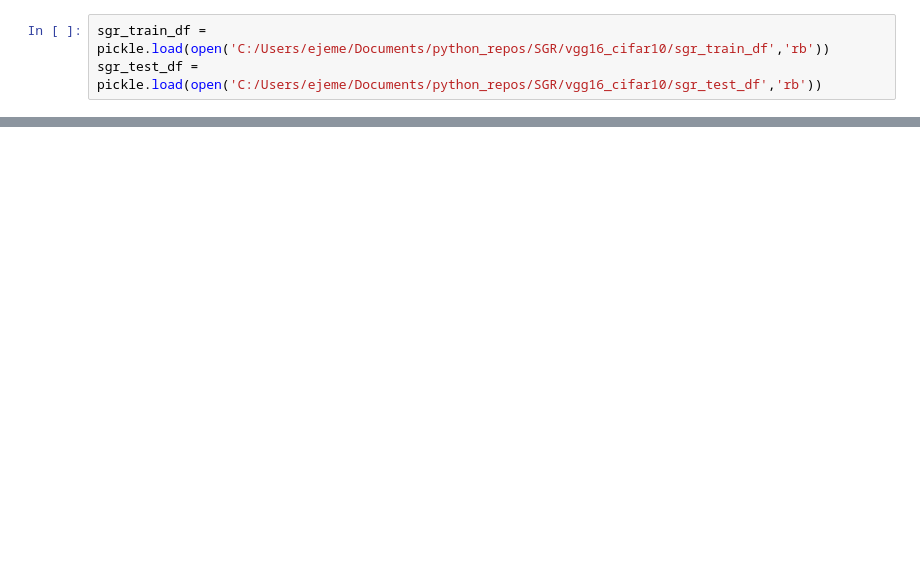
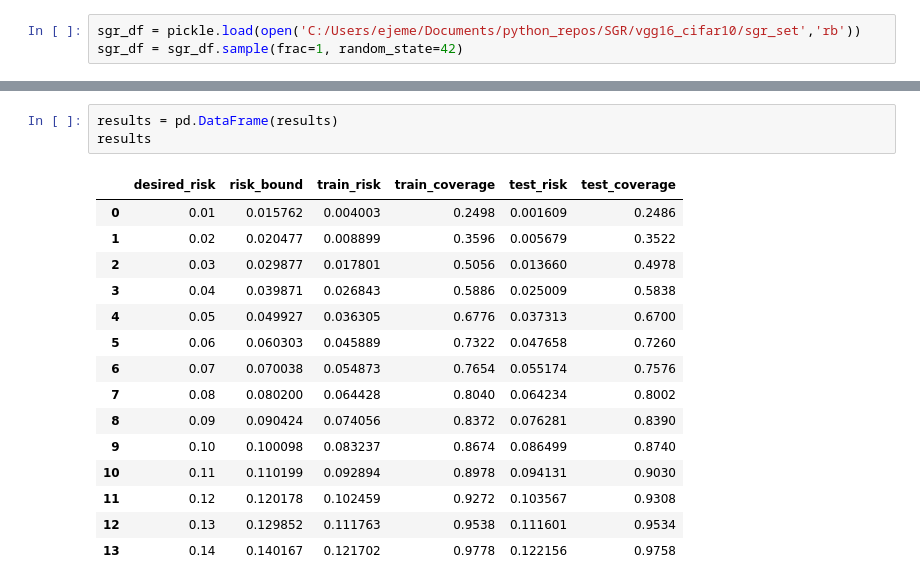
Before and after one commit to EmilienJemelen/selective-classification, a Jupyter notebook: vgg16_cifar10/SGR_vgg16_cifar10.ipynb, the cells around one changed output, grey strips where cells are left out. Drawn from its saved outputs; the diff is of its cells as text; blank space fills up the shorter version.

```diff
--- a/vgg16_cifar10/SGR_vgg16_cifar10.ipynb
+++ b/vgg16_cifar10/SGR_vgg16_cifar10.ipynb
@@ -30,6 +31,6 @@ print("GPU Name:", torch.cuda.get_device_name(0))
 GPU Available: True
 GPU Name: NVIDIA GeForce RTX 4060
 # %%
-sgr_train_df = pickle.load(open('C:/Users/ejeme/Documents/python_repos/SGR/vgg16_cifar10/sgr_train_df','rb'))
-sgr_test_df = pickle.load(open('C:/Users/ejeme/Documents/python_repos/SGR/vgg16_cifar10/sgr_test_df','rb'))
+sgr_df = pickle.load(open('C:/Users/ejeme/Documents/python_repos/SGR/vgg16_cifar10/sgr_set','rb'))
+sgr_df = sgr_df.sample(frac=1, random_state=42)
 # %%
@@ -61,0 +58,19 @@ SGR(delta, target_r, ranked_df)
+# %%
+results = pd.DataFrame(results)
+results
+# %% [output]
+|  | desired_risk | risk_bound | train_risk | train_coverage | test_risk | test_coverage |
+| 0 | 0.01 | 0.015762 | 0.004003 | 0.2498 | 0.001609 | 0.2486 |
+| 1 | 0.02 | 0.020477 | 0.008899 | 0.3596 | 0.005679 | 0.3522 |
+| 2 | 0.03 | 0.029877 | 0.017801 | 0.5056 | 0.013660 | 0.4978 |
+| 3 | 0.04 | 0.039871 | 0.026843 | 0.5886 | 0.025009 | 0.5838 |
+| 4 | 0.05 | 0.049927 | 0.036305 | 0.6776 | 0.037313 | 0.6700 |
+| 5 | 0.06 | 0.060303 | 0.045889 | 0.7322 | 0.047658 | 0.7260 |
+| 6 | 0.07 | 0.070038 | 0.054873 | 0.7654 | 0.055174 | 0.7576 |
+| 7 | 0.08 | 0.080200 | 0.064428 | 0.8040 | 0.064234 | 0.8002 |
+| 8 | 0.09 | 0.090424 | 0.074056 | 0.8372 | 0.076281 | 0.8390 |
+| 9 | 0.10 | 0.100098 | 0.083237 | 0.8674 | 0.086499 | 0.8740 |
+| 10 | 0.11 | 0.110199 | 0.092894 | 0.8978 | 0.094131 | 0.9030 |
+| 11 | 0.12 | 0.120178 | 0.102459 | 0.9272 | 0.103567 | 0.9308 |
+| 12 | 0.13 | 0.129852 | 0.111763 | 0.9538 | 0.111601 | 0.9534 |
+| 13 | 0.14 | 0.140167 | 0.121702 | 0.9778 | 0.122156 | 0.9758 |
```
Also changed, not shown: parts of 6 cells of this notebook, 5 other files.
